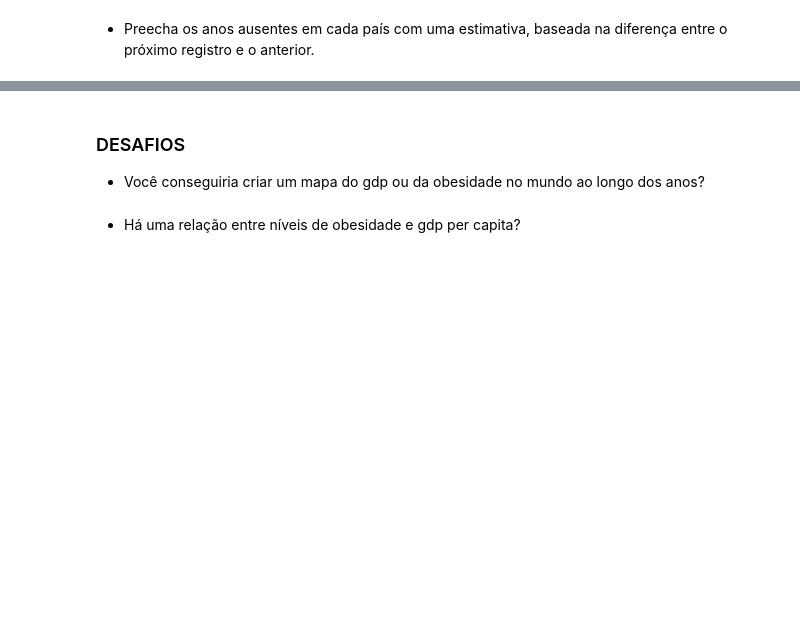
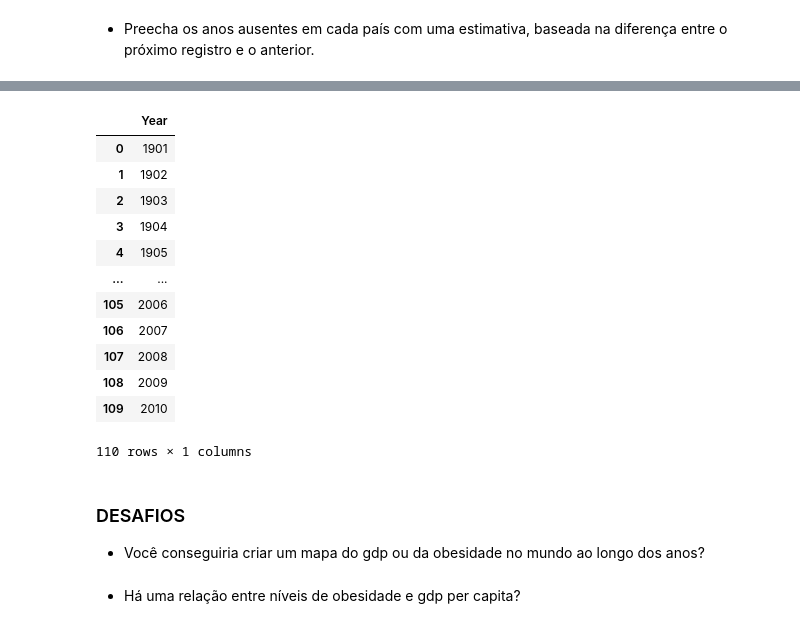
Before and after one commit to FortunaArthur/Telegram, a Jupyter notebook: Python para Data Science e Machine Learning/Módulo 2 - Analisando Dados com Pandas/2 - Projetos/2 - Análise de dados de obesidade mundial/Análise de dados de obesidade mundial.ipynb, the cells around one changed output, grey strips where cells are left out. Drawn from its saved outputs; the diff is of its cells as text; code cells hidden in the pictures; blank space fills up the shorter version.

```diff
--- a/Python para Data Science e Machine Learning/Módulo 2 - Analisando Dados com Pandas/2 - Projetos/2 - Análise de dados de obesidade mundial/Análise de dados de obesidade mundial.ipynb
+++ b/Python para Data Science e Machine Learning/Módulo 2 - Analisando Dados com Pandas/2 - Projetos/2 - Análise de dados de obesidade mundial/Análise de dados de obesidade mundial.ipynb
@@ -376,2 +437,6 @@ float(df_gdp[" GDP_pp "].iloc[0].split()[0])
 # %% [markdown]
 - Preecha os anos ausentes em cada país com uma estimativa, baseada na diferença entre o próximo registro e o anterior.
+# %%
+# ESSSA QUESTÃO DAKI O MONSTER N VAI DA CONTA
+listaAno = np.arange(df_gdp["Year"].min(), df_gdp["Year"].max())
+listaAno
@@ -378,3 +454,20 @@ float(df_gdp[" GDP_pp "].iloc[0].split()[0])
+# %%
+dfAnos = pd.DataFrame(listaAno, columns=["Year"])
+dfAnos
+# %% [output]
+|  | Year |
+| 0 | 1901 |
+| 1 | 1902 |
+| 2 | 1903 |
+| 3 | 1904 |
+| 4 | 1905 |
+| ... | ... |
+| 105 | 2006 |
+| 106 | 2007 |
+| 107 | 2008 |
+| 108 | 2009 |
+| 109 | 2010 |
+110 rows × 1 columns
 # %% [markdown]
 ### DESAFIOS
 - Você conseguiria criar um mapa do gdp ou da obesidade no mundo ao longo dos anos?
```
Also changed, not shown: parts of 9 cells of this notebook.
